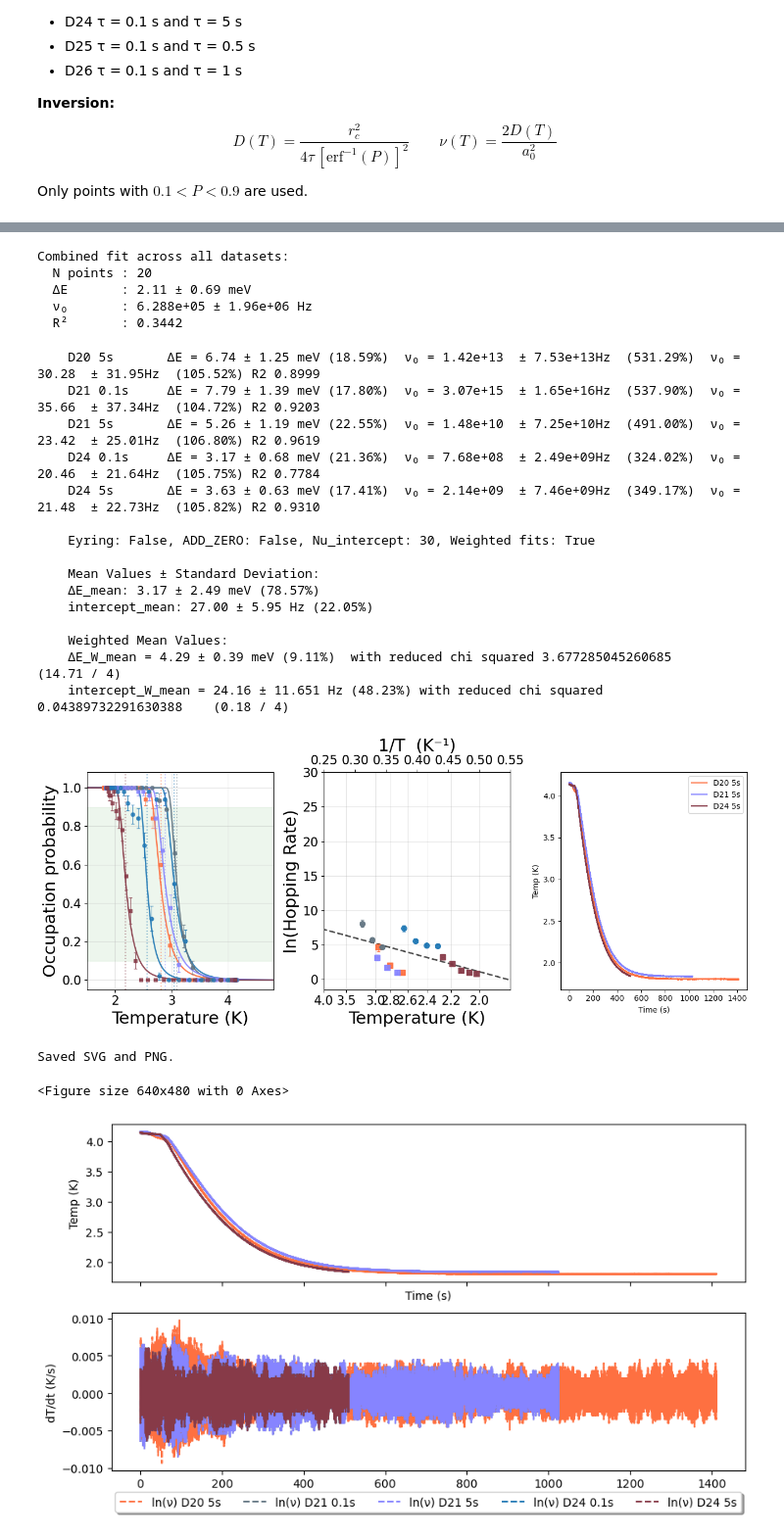
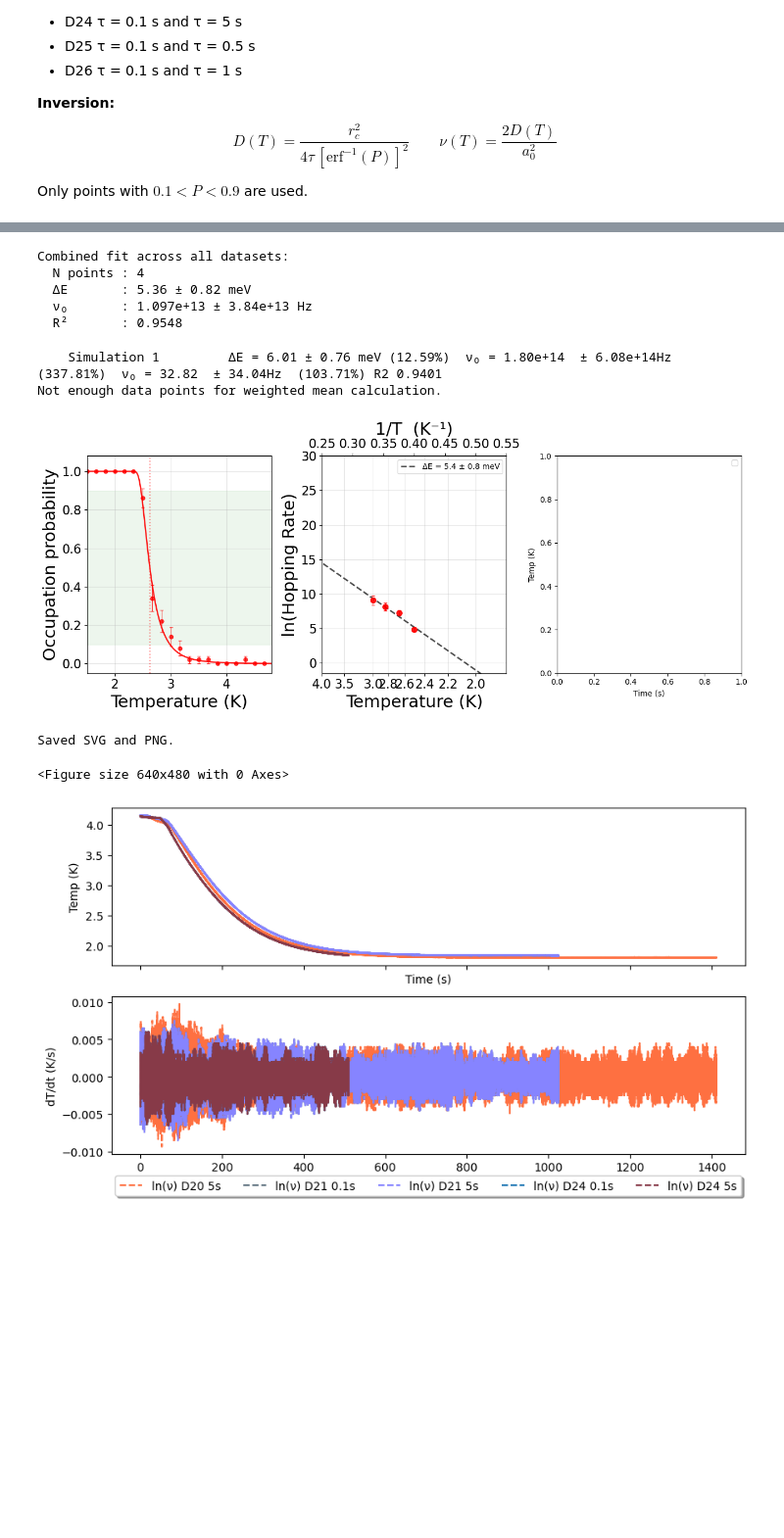
Before and after one commit to FWKCarlisle/PhD-Codes, a Jupyter notebook: Analysis code/DBTF/Phil_up_down/DBTF_D24_D25_D26_analysis.ipynb, the cells around one changed output, grey strips where cells are left out. Shown at 98% size. Drawn from its saved outputs; the diff is of its cells as text; code cells hidden in the pictures; blank space fills up the shorter version.

```diff
--- a/Analysis code/DBTF/Phil_up_down/DBTF_D24_D25_D26_analysis.ipynb
+++ b/Analysis code/DBTF/Phil_up_down/DBTF_D24_D25_D26_analysis.ipynb
@@ -178,7 +178,7 @@ D37_01, D37_1  = make_arrays(r"E:\Nanoscience data\DBTF\November_2\Summary_CSV\D
 
 D38_01, D38_1  = make_arrays(r"E:\Nanoscience data\DBTF\November_2\Summary_CSV\D38_summary.csv", ["D38 0.1s", "D38 1s"], ["#E12900", "#ff8e8e"], cooldown=r"E:\Nanoscience data\DBTF\November_2\Cooldown_CSV\D38_temperatures.csv" )
 
-
+Simulation_1 = make_arrays(r"E:\Nanoscience data\DBTF\November_2\Summary_CSV\simulation_summary.csv", ["Simulation 1"], ["#ff0000"], split=False)
 
 DATASETS = [
     # loops_21_11_1s,
@@ -196,9 +196,13 @@ DATASETS = [
     # D11_01,
     # D11_05,
 
+    ### Simulations
+
+    Simulation_1,
+
     ### Group 1
 
-    D20_01, D20_5, D21_01, D21_1, D24_01, D24_5,
+    # D20_01, D20_5, D21_01, D21_1, D24_01, D24_5,
 
     ### Start of group 2
 
@@ -425,15 +419,15 @@ for r in results:
 
     ax.plot(1/temp, plot, marker=r['marker'], color=r['color'], label=r['label'])
     ax.plot(1/temp, ln_fit, color=r['color'], linestyle='--', label=None) #f'{r["label"]} fit')
-
-    cooldown = r['cooldown']
-    cooldown_time = cooldown[0]
-    cooldown_temps = cooldown[1]
+    if cooldown is not None:
+        cooldown = r['cooldown']
+        cooldown_time = cooldown[0]
+        cooldown_temps = cooldown[1]
     # if i%2 == 0:
     #     plt_label = r['label']
     # else:
     #     plt_label = None
-    ax_1.plot(np.array(cooldown_time)/60, cooldown_temps, color = r['color'], label=r['label'])
+        ax_1.plot(np.array(cooldown_time)/60, cooldown_temps, color = r['color'], label=r['label'])
 # fig, axes = plt.subplots(1, 2, figsize=(13, 5.5))
 
 # ── Panel 1: P(T) — semi-transparent markers + erf fit ──────────────────────
@@ -558,10 +547,10 @@ print(f'  ν₀       : {nu0_all:.3e} ± {nu0_all_err:.2e} Hz')
 print(f'  R²       : {R2_all:.4f}')
 # %% [output]
 Combined fit across all datasets:
-  N points : 20
-  ΔE       : 2.11 ± 0.69 meV
-  ν₀       : 6.288e+05 ± 1.96e+06 Hz
-  R²       : 0.3442
+  N points : 4
+  ΔE       : 5.36 ± 0.82 meV
+  ν₀       : 1.097e+13 ± 3.84e+13 Hz
+  R²       : 0.9548
 # %%
 fig, axes = plt.subplots(1, 3, figsize=(13, 5.5))
 
@@ -749,64 +738,53 @@ for r in results:
 
     list_dE.append([r['dE'], r['dE_err']])
     list_intercept.append([np.log(r['nu0']), np.log(r['nu0_err'])])
 
+    if cooldown is not None:
+        cooldown = r['cooldown']
+        cooldown_time = cooldown[0]
+        cooldown_temps = cooldown[1]
 
-    cooldown = r['cooldown']
-    cooldown_time = cooldown[0]
-    cooldown_temps = cooldown[1]
-
-    ax.plot(np.array(cooldown_time)/60, cooldown_temps, color = r['color'], label=r['label'])
+        ax.plot(np.array(cooldown_time)/60, cooldown_temps, color = r['color'], label=r['label'])
     # ax.scatter(r['T'], np.log(r['nu']))
     ax.set_ylabel("Temp (K)")
     ax.set_xlabel("Time (s)")
     handles, labels = ax.get_legend_handles_labels()
     ax.legend(handles[::2], labels[::2])
 
 
 
 list_dE = np.asarray(list_dE)
 list_intercept = np.asarray(list_intercept)
+if len(list_dE) < 2 or len(list_intercept) < 2:
+    print("Not enough data points for weighted mean calculation.")
+else:
 
+    dE_mean, dE_mean_err, dE_chi2, dE_rchi2 = weighted_mean(list_dE, scaling = 1e3)
+    intercept_mean, intercept_err, I_chi2, I_rchi2 = weighted_mean(list_intercept)
 
-dE_mean, dE_mean_err, dE_chi2, dE_rchi2 = weighted_mean(list_dE, scaling = 1e3)
-intercept_mean, intercept_err, I_chi2, I_rchi2 = weighted_mean(list_intercept)
-
-print(f"\n    Eyring: {ENTROPY}, ADD_ZERO: {ADD_ZERO}, Nu_intercept: {Nu_intercept}, Weighted fits: {WEIGHTED}")
-print("\n    Mean Values ± Standard Deviation:")
-print(f"    ΔE_mean: {list_dE.mean()*1e3:.2f} ± {list_dE.std()*1e3:.2f} meV ({list_dE.std()/list_dE.mean()*100:.2f}%)")
-print(f"    intercept_mean: {list_intercept.mean():.2f} ± {list_intercept.std():.2f} Hz ({list_intercept.std()/list_intercept.mean()*100:.2f}%)")
-print("\n    Weighted Mean Values:")
-print(f"    ΔE_W_mean = {dE_mean:.3g} ± {dE_mean_err:.2g} meV ({dE_mean_err/dE_mean*100:.2f}%)  with reduced chi squared {dE_rchi2}\t ({dE_chi2:.2f} / {len(list_dE)-1})"
-      f"\n    intercept_W_mean = {intercept_mean:.2f} ± {intercept_err:.3f} Hz ({intercept_err/intercept_mean*100:.2f}%) with reduced chi squared {I_rchi2}\t  ({I_chi2:.2f} / {len(list_intercept)-1})")
+    print(f"\n    Eyring: {ENTROPY}, ADD_ZERO: {ADD_ZERO}, Nu_intercept: {Nu_intercept}, Weighted fits: {WEIGHTED}")
+    print("\n    Mean Values ± Standard Deviation:")
+    print(f"    ΔE_mean: {list_dE.mean()*1e3:.2f} ± {list_dE.std()*1e3:.2f} meV ({list_dE.std()/list_dE.mean()*100:.2f}%)")
+    print(f"    intercept_mean: {list_intercept.mean():.2f} ± {list_intercept.std():.2f} Hz ({list_intercept.std()/list_intercept.mean()*100:.2f}%)")
+    print("\n    Weighted Mean Values:")
+    print(f"    ΔE_W_mean = {dE_mean:.3g} ± {dE_mean_err:.2g} meV ({dE_mean_err/dE_mean*100:.2f}%)  with reduced chi squared {dE_rchi2}\t ({dE_chi2:.2f} / {len(list_dE)-1})"
+        f"\n    intercept_W_mean = {intercept_mean:.2f} ± {intercept_err:.3f} Hz ({intercept_err/intercept_mean*100:.2f}%) with reduced chi squared {I_rchi2}\t  ({I_chi2:.2f} / {len(list_intercept)-1})")
 
 
 
 plt.tight_layout()
 plt.savefig('D24_D25_D26_arrhenius.svg',
             format='svg')
 plt.savefig('D24_D25_D26_arrhenius.png',
             dpi=150, bbox_inches='tight', transparent=True)
 plt.show()
 plt.savefig('C:\\Users\\ppxfc1\\Downloads\\D24_D25_D26_arrhenius.svg',
             format='svg', bbox_inches='tight', transparent=True)
 print('Saved SVG and PNG.')
 # %% [output]
-    D20 5s       ΔE = 6.74 ± 1.25 meV (18.59%)  ν₀ = 1.42e+13  ± 7.53e+13Hz  (531.29%)  ν₀ = 30.28  ± 31.95Hz  (105.52%) R2 0.8999
-    D21 0.1s     ΔE = 7.79 ± 1.39 meV (17.80%)  ν₀ = 3.07e+15  ± 1.65e+16Hz  (537.90%)  ν₀ = 35.66  ± 37.34Hz  (104.72%) R2 0.9203
-    D21 5s       ΔE = 5.26 ± 1.19 meV (22.55%)  ν₀ = 1.48e+10  ± 7.25e+10Hz  (491.00%)  ν₀ = 23.42  ± 25.01Hz  (106.80%) R2 0.9619
-    D24 0.1s     ΔE = 3.17 ± 0.68 meV (21.36%)  ν₀ = 7.68e+08  ± 2.49e+09Hz  (324.02%)  ν₀ = 20.46  ± 21.64Hz  (105.75%) R2 0.7784
-    D24 5s       ΔE = 3.63 ± 0.63 meV (17.41%)  ν₀ = 2.14e+09  ± 7.46e+09Hz  (349.17%)  ν₀ = 21.48  ± 22.73Hz  (105.82%) R2 0.9310
-
-    Eyring: False, ADD_ZERO: False, Nu_intercept: 30, Weighted fits: True
-
-    Mean Values ± Standard Deviation:
-    ΔE_mean: 3.17 ± 2.49 meV (78.57%)
-    intercept_mean: 27.00 ± 5.95 Hz (22.05%)
-
-    Weighted Mean Values:
-    ΔE_W_mean = 4.29 ± 0.39 meV (9.11%)  with reduced chi squared 3.677285045260685      (14.71 / 4)
-    intercept_W_mean = 24.16 ± 11.651 Hz (48.23%) with reduced chi squared 0.04389732291630388    (0.18 / 4)
+    Simulation 1         ΔE = 6.01 ± 0.76 meV (12.59%)  ν₀ = 1.80e+14  ± 6.08e+14Hz  (337.81%)  ν₀ = 32.82  ± 34.04Hz  (103.71%) R2 0.9401
+Not enough data points for weighted mean calculation.
-[figure, old version]
+[figure, new version]
 Saved SVG and PNG.
 <Figure size 640x480 with 0 Axes>
 # %%
```
Also changed, not shown: parts of 3 cells of this notebook, 4 other files.
